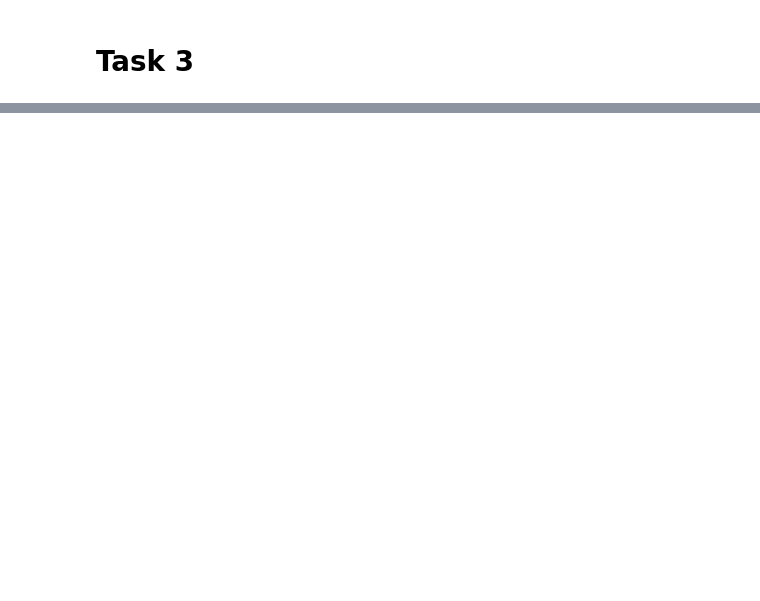
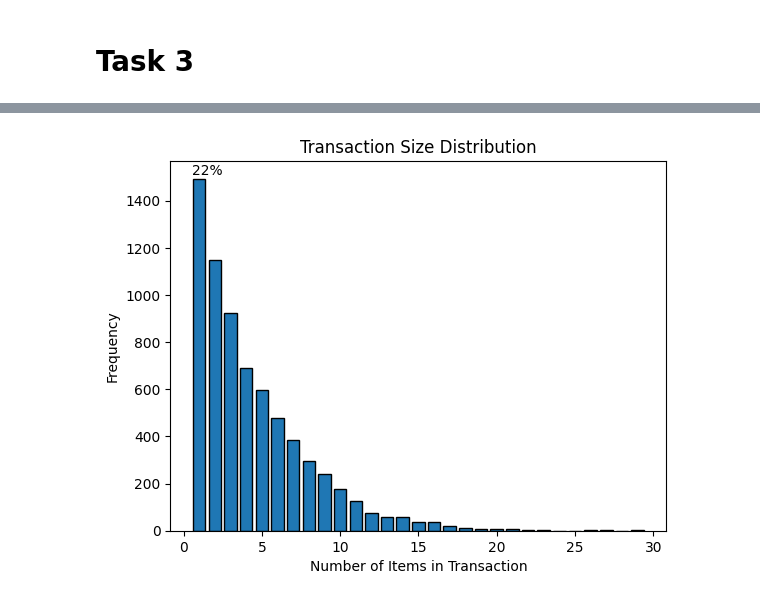
Before and after one commit to derkaiser9423/PythonPracticeProject, a Jupyter notebook: Assigment_2_s8091335.ipynb, the cells around one changed output, grey strips where cells are left out. Cells and saved outputs as stored; diff of their text form; code cells hidden in the pictures; blank space fills up the shorter version.

```diff
--- a/Assigment_2_s8091335.ipynb
+++ b/Assigment_2_s8091335.ipynb
@@ -197,0 +332,33 @@ AttributeError: ignored
+# %%
+# Calculate the maximum and minimum transaction sizes
+min_size = df['Item(s)'].min()
+max_size = df['Item(s)'].max()
+
+# Create bins with a size of 1
+bins = list(range(min_size, max_size + 2))
+
+# Create histograms for transaction sizes
+plt.hist(df['Item(s)'], bins=bins, edgecolor="black", align="left", rwidth=0.8)
+plt.title("Transaction Size Distribution")
+plt.xlabel("Number of Items in Transaction")
+plt.ylabel("Frequency")
+
+# Calculate the percentage of each number of item in the "Item(s)" column
+item_count = df["Item(s)"].value_counts()
+total_transactions = len(df["Item(s)"])
+percentage_item_purchases = (item_count / total_transactions) * 100
+
+# Get the height (frequency) of the first bar
+height_first_bar = plt.gca().patches[0].get_height()
+
+# Set the label for the first bar with the percentage value
+plt.annotate(f"{round(percentage_item_purchases[1])}%",
+             xy=(bins[0] + 0.5, height_first_bar),
+             xytext=(0, 3),
+             textcoords="offset points",
+             ha='center',
+             fontsize=10)
+
+plt.show()
+# %% [output]
+[figure, added]
```
Also changed, not shown: parts of 32 cells of this notebook.
